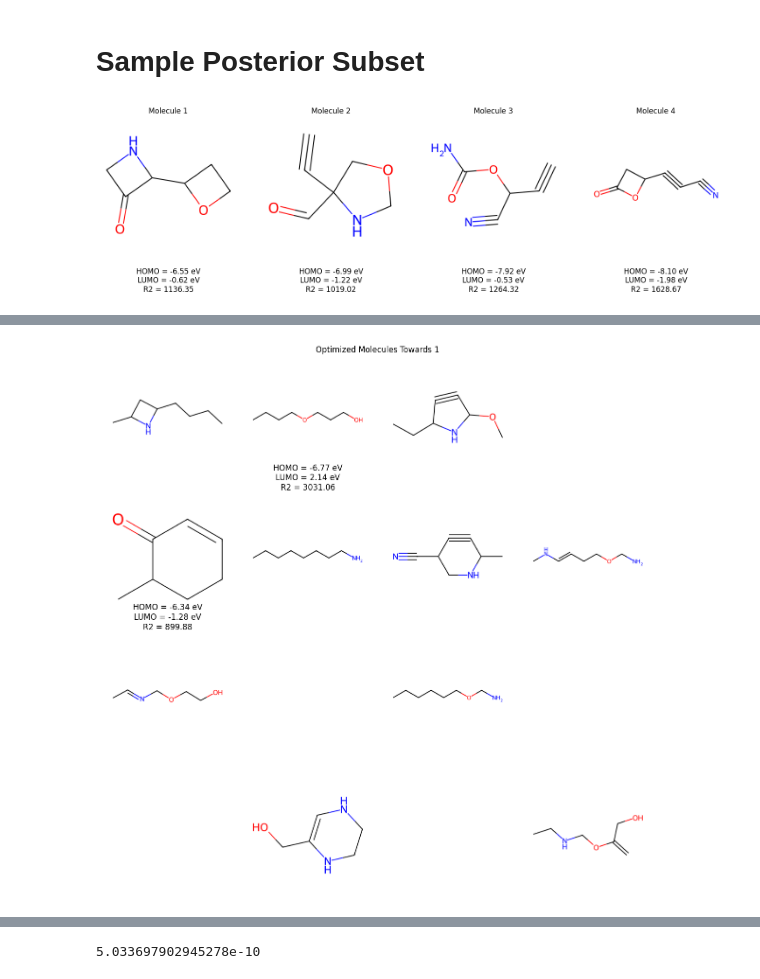
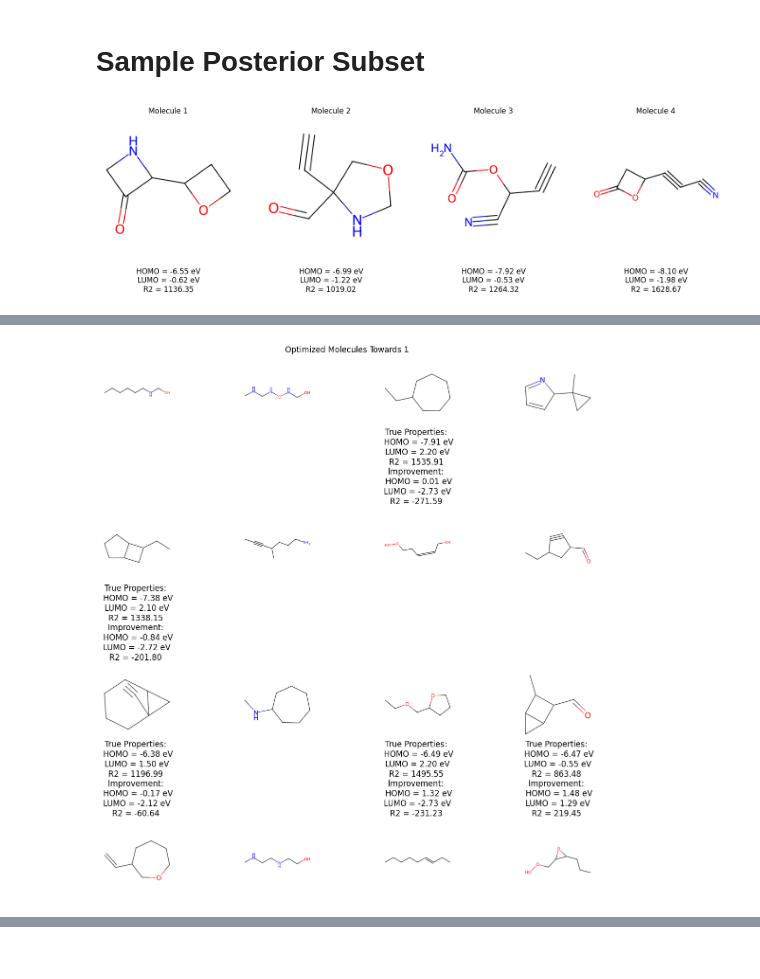
Before and after one commit to pkmtum/Molecular_Generative_Modeling, a Jupyter notebook: source/property_optimization.ipynb, the cells around one changed output, grey strips where cells are left out. Saved outputs shown, nothing was run; the diff lists cells and outputs as text; code cells hidden in the pictures.

```diff
--- a/source/property_optimization.ipynb
+++ b/source/property_optimization.ipynb
@@ -75,7 +75,7 @@ def optimize_z_for_properties(model, z, properties):
         loss.backward()
         return loss
 
-    for _ in tqdm(range(500)):
+    for i in tqdm(range(100)):
         loss = optimizer.step(closure)
 
     print(f"Property optimization loss = {loss}")
@@ -247,21 +269,26 @@ for target_mol_index in range(len(val_dataset)):
     z_prop = model_split.z_to_property_z(z)
     print(f"Optimized z distances to target mol {target_mol_index + 1}: {torch.cdist(z_prop, target_z_prop)[target_mol_index].detach().cpu().numpy()}")
 
+    target_properties = model.denormalize_properties(batch[target_mol_index].y)
+    source_properties = model.denormalize_properties(batch.y)
+    original_delta = (target_properties - source_properties).abs()
 
     ###################################################
     # plot optimized mols
     ###################################################
     random_sample_count = 4
     num_mols = len(mol_indices)
+    next_image_index = [0] * num_mols
     cols = num_mols
     fig, axs = plt.subplots(random_sample_count, cols, figsize=(cols * 3, 3 * random_sample_count))  # Adjust size as needed
     fig.suptitle(f"Optimized Molecules Towards {target_mol_index + 1}")
 
-    for random_sample_index in range(random_sample_count):
-        random_part = torch.randn(4, 112, device=device)  # 128 - 16 = 112
+    while any([index < random_sample_count for index in next_image_index]):
+    #for random_sample_index in range(random_sample_count):
+        random_part = torch.randn(len(val_dataset), 112, device=device)  # 128 - 16 = 112
+
         z = torch.cat((z_prop, random_part), dim=1)
         x = model.decode(z)
-
 
         for i in range(num_mols):
             sample_matrices = (x[0][i:i+1], x[1][i:i+1], x[2][i:i+1])
@@ -281,22 +308,36 @@ for target_mol_index in range(len(val_dataset)):
             # Molecule is valid
             if mol:
                 img = Draw.MolToImage(mol)
-                axs[random_sample_index][i].imshow(img)
+                image_index = next_image_index[i]
+                if image_index >= random_sample_count:
+                    continue
+
+                next_image_index[i] += 1
+                axs[image_index][i].imshow(img)
 
                 smiles = Chem.MolToSmiles(mol)
+                text = ""
                 if smiles in dataset_smiles_with_prop:
                     norm_properties = dataset_smiles_with_prop[smiles]
                     properties = model_split.denormalize_properties(norm_properties.to(device))[0]
                     homo = properties[0]
                     lumo = properties[1]
                     r2 = properties[2]
-                    axs[random_sample_index][i].text(src_mol_img.shape[2]//2, src_mol_img.shape[2] + 32,
-                            f"HOMO = {homo:.2f} eV\nLUMO = {lumo:.2f} eV\nR2 = {r2:.2f}",
-                            ha='center', fontsize=12)
+                    text += f"True Properties: \n HOMO = {homo:.2f} eV\nLUMO = {lumo:.2f} eV\nR2 = {r2:.2f} \n"
+
+                    new_delta = (target_properties - properties).abs()
+                    # compute the difference between the property distance in the original molecule to the target compared to the distance of the true properties of the optimized molecule
+                    delta_delta = (original_delta[i] - new_delta)[0]
+                    text += f"Improvement: \n HOMO = {delta_delta[0]:.2f} eV\nLUMO = {delta_delta[1]:.2f} eV\nR2 = {delta_delta[2]:.2f} "
+
+                axs[image_index][i].text(src_mol_img.shape[2]//2, src_mol_img.shape[2] + 0,
+                        text,
+                        ha='center', va="top", fontsize=12)
 
 
-        for i in range(num_mols):
-            axs[random_sample_index][i].axis("off")
+    for i in range(len(axs)):
+        for j in range(len(axs[i])):
+            axs[i][j].axis("off")
 
     plt.tight_layout()
     plt.show()
@@ -308 +349 @@ Optimized z distances to target mol 1: [0.        2.7798185 4.976547  3.6770554]
-[figure, old version]
+[figure, new version]
@@ -321,23 +361,0 @@ Optimized z distances to target mol 4: [4.5921984 3.524747  4.22948   0.       ]
-# %%
-batch = next(iter(val_loader))
-z = model_split.encode_mean(batch).detach()
-z = model_split.z_to_property_z(z)
-
-z.requires_grad_(True)
-optimizer = torch.optim.LBFGS([z], lr=1e-2)
-
-def closure():
-    optimizer.zero_grad()
-    y_mu, y_sigma = model_split.predict_properties(z)
-    loss = ((batch[target_mol_index].y - y_mu) ** 2)
-    loss = loss.mean()
-    loss.backward()
-    return loss
-
-for i in tqdm(range(500)):
-    loss = optimizer.step(closure)
-
-# Print the final loss value
-print(loss.item())
-# %% [output]
-5.033697902945278e-10
```
Also changed, not shown: parts of 3 cells of this notebook, 2 other files.
